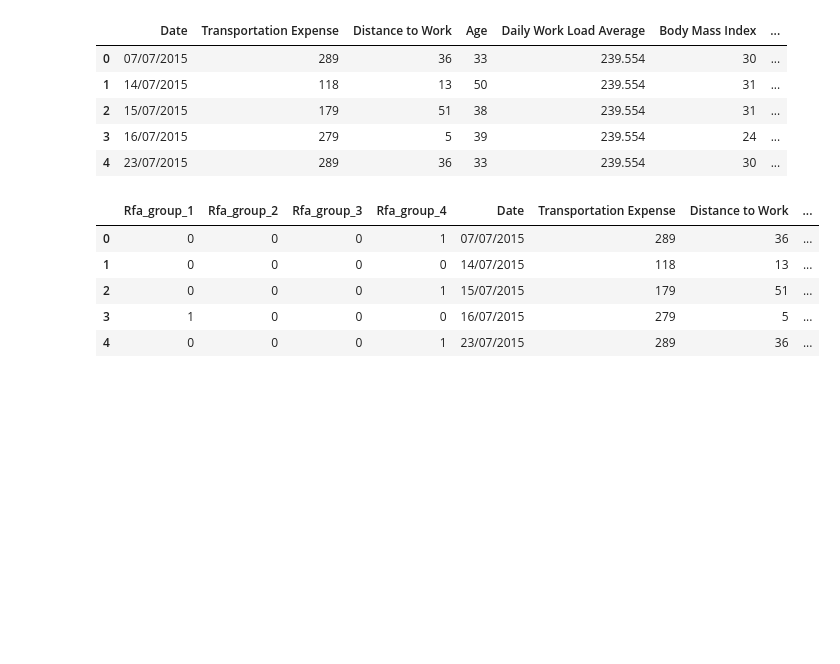
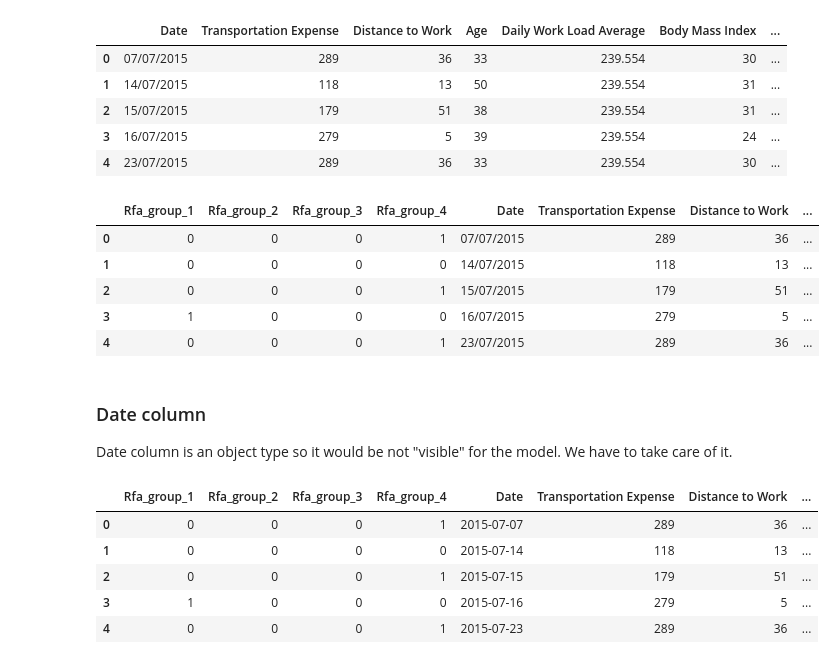
Before and after one commit to tomasz-urban/Jupyter, a Jupyter notebook: DS_bootcamp/logistic_regression/absenteeism_project.ipynb, the cells around one changed output. Saved outputs shown, nothing was run; the diff lists cells and outputs as text; code cells hidden in the pictures; blank space fills up the shorter version.

Commit message:
'Date' column: extracting month and day of the week

```diff
--- a/DS_bootcamp/logistic_regression/absenteeism_project.ipynb
+++ b/DS_bootcamp/logistic_regression/absenteeism_project.ipynb
@@ -304,3 +304,20 @@ df.head()
 | 2 | 0 | 0 | 0 | 1 | 15/07/2015 | 179 | 51 | ... |
 | 3 | 1 | 0 | 0 | 0 | 16/07/2015 | 279 | 5 | ... |
 | 4 | 0 | 0 | 0 | 1 | 23/07/2015 | 289 | 36 | ... |
+# %%
+# Making a copy before moving on to other variables
+df_rfa_mod = df.copy()
+# %% [markdown]
+### Date column
+
+Date column is an object type so it would be not "visible" for the model. We have to take care of it.
+# %%
+df_rfa_mod['Date'] = pd.to_datetime(df_rfa_mod['Date'], format = '%d/%m/%Y')
+df_rfa_mod.head()
+# %% [output]
+|  | Rfa_group_1 | Rfa_group_2 | Rfa_group_3 | Rfa_group_4 | Date | Transportation Expense | Distance to Work | ... |
+| 0 | 0 | 0 | 0 | 1 | 2015-07-07 | 289 | 36 | ... |
+| 1 | 0 | 0 | 0 | 0 | 2015-07-14 | 118 | 13 | ... |
+| 2 | 0 | 0 | 0 | 1 | 2015-07-15 | 179 | 51 | ... |
+| 3 | 1 | 0 | 0 | 0 | 2015-07-16 | 279 | 5 | ... |
+| 4 | 0 | 0 | 0 | 1 | 2015-07-23 | 289 | 36 | ... |
```
Also changed, not shown: parts of 13 cells of this notebook.
